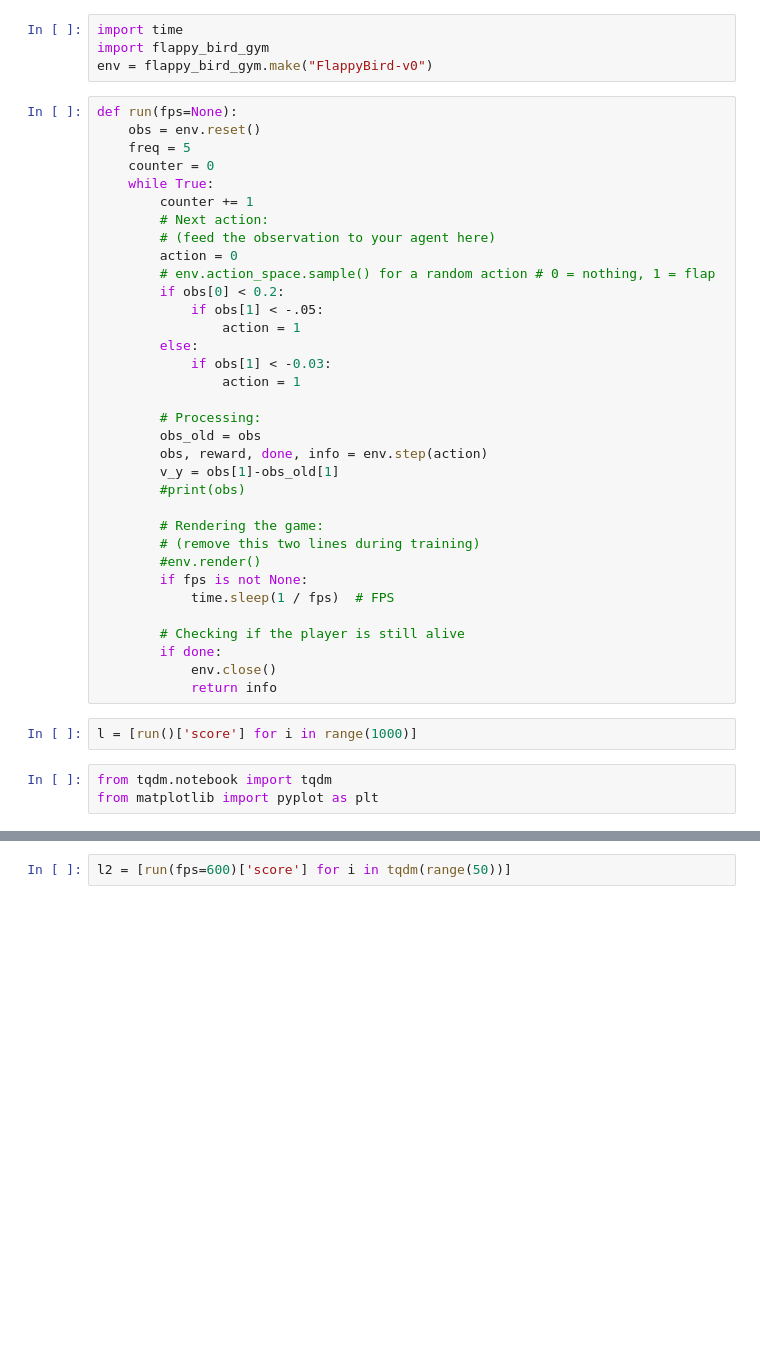
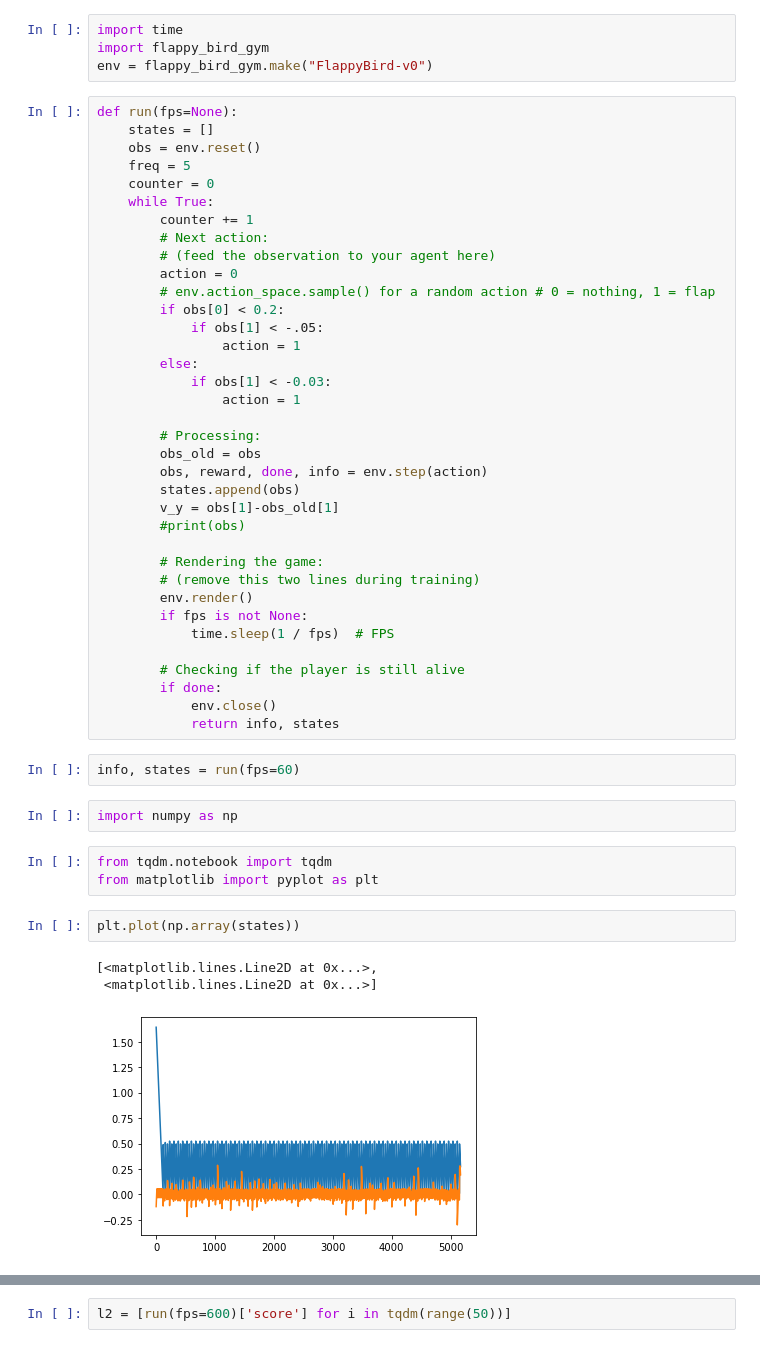
Before and after one commit to HackyHour/Wuerzburg, a Jupyter notebook: 76_flappy/flappy_unsolved.ipynb, the cells around one changed output, grey strips where cells are left out. Cells and saved outputs as stored; diff of their text form; blank space fills up the shorter version.

```diff
--- a/76_flappy/flappy_unsolved.ipynb
+++ b/76_flappy/flappy_unsolved.ipynb
@@ -4,6 +4,7 @@ import flappy_bird_gym
 env = flappy_bird_gym.make("FlappyBird-v0")
 # %%
 def run(fps=None):
+    states = []
     obs = env.reset()
     freq = 5
     counter = 0
@@ -23,21 +24,30 @@ def run(fps=None):
         # Processing:
         obs_old = obs
         obs, reward, done, info = env.step(action)
+        states.append(obs)
         v_y = obs[1]-obs_old[1]
         #print(obs)
 
         # Rendering the game:
         # (remove this two lines during training)
-        #env.render()
+        env.render()
         if fps is not None:
             time.sleep(1 / fps)  # FPS
 
         # Checking if the player is still alive
         if done:
             env.close()
-            return info
+            return info, states
-# %%
-l = [run()['score'] for i in range(1000)]
+# %%
+info, states = run(fps=60)
+# %%
+import numpy as np
 # %%
 from tqdm.notebook import tqdm
 from matplotlib import pyplot as plt
+# %%
+plt.plot(np.array(states))
+# %% [output]
+[<matplotlib.lines.Line2D at 0x...>,
+ <matplotlib.lines.Line2D at 0x...>]
+[figure, added]
```
Also changed, not shown: parts of 1 cell of this notebook, 2 other files.
